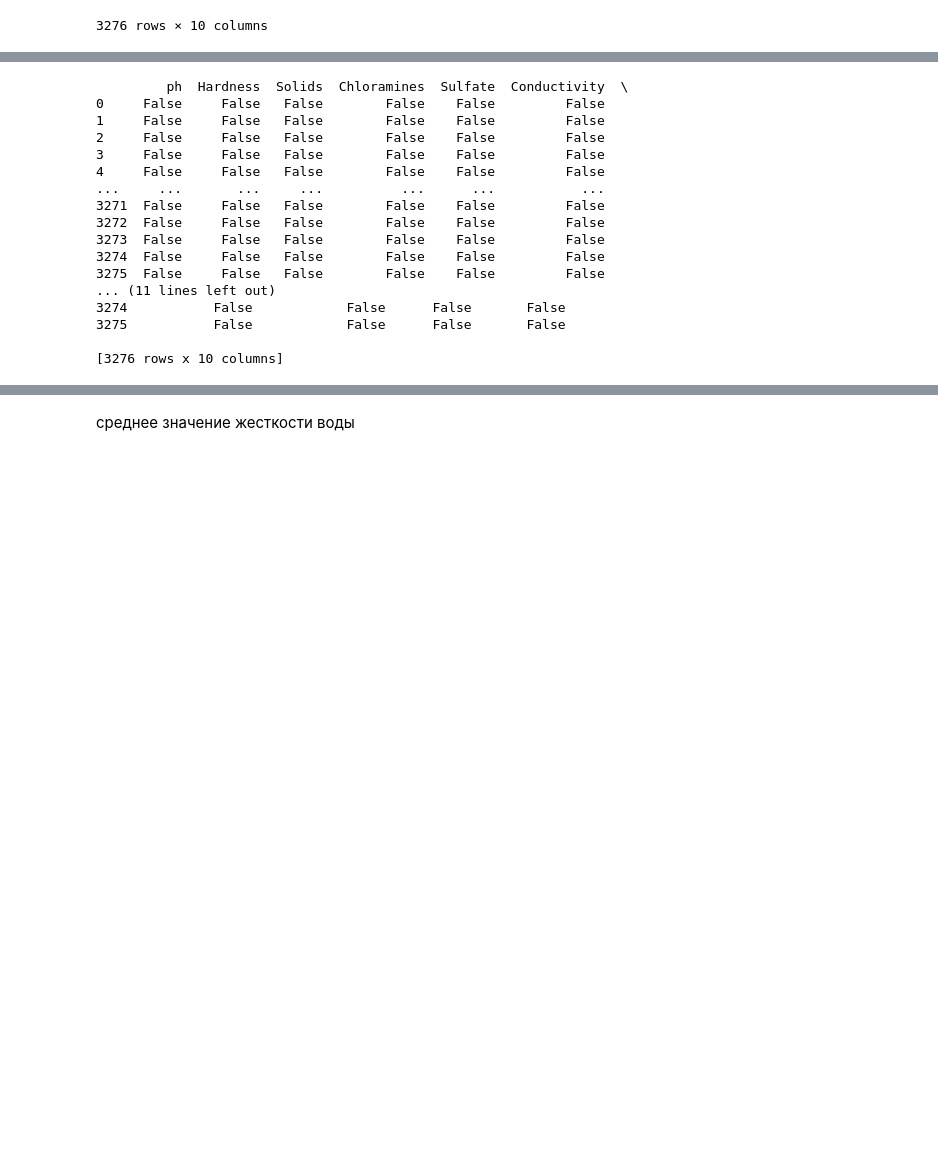
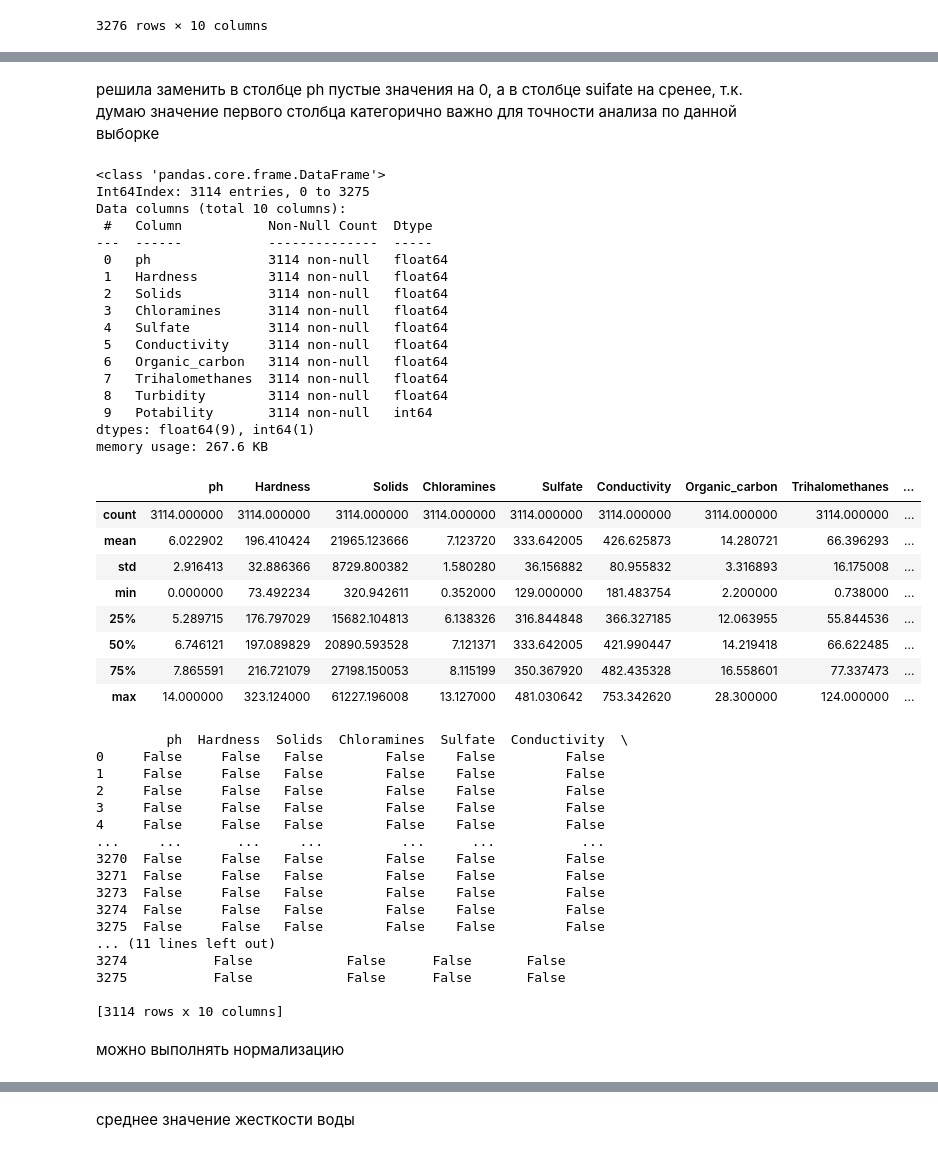
Before and after one commit to AnnaKos999/bd, a Jupyter notebook: versii.ipynb, the cells around one changed output, grey strips where cells are left out. Cells and saved outputs as stored; diff of their text form; code cells hidden in the pictures; blank space fills up the shorter version.

```diff
--- a/versii.ipynb
+++ b/versii.ipynb
@@ -49,4 +90,4 @@ data.isnull()
 | 3275 | False | False | False | False | True | False | False | False | ... |
 3276 rows × 10 columns
 # %%
-data_clear=data.isnull()
+data_clear=data.dropna(subset=['Trihalomethanes'])
@@ -68,0 +94,3 @@ data_clear
+# %%
+data_clear['ph']=data_clear['ph'].fillna(0)
+data_clear['Sulfate']=data_clear['Sulfate'].fillna(data_clear['Sulfate'].mean())
@@ -69,5 +108,37 @@ data_clear
+# %% [markdown]
+решила заменить в столбце ph пустые значения на 0, а в столбце suifate на сренее, т.к. думаю значение первого столбца категорично важно для точности анализа по данной выборке
+# %%
+data_clear.info()
+data_clear.describe()
+# %% [output]
+<class 'pandas.core.frame.DataFrame'>
+Int64Index: 3114 entries, 0 to 3275
+Data columns (total 10 columns):
+ #   Column           Non-Null Count  Dtype
+---  ------           --------------  -----
+ 0   ph               3114 non-null   float64
+ 1   Hardness         3114 non-null   float64
+ 2   Solids           3114 non-null   float64
+ 3   Chloramines      3114 non-null   float64
+ 4   Sulfate          3114 non-null   float64
+ 5   Conductivity     3114 non-null   float64
+ 6   Organic_carbon   3114 non-null   float64
+ 7   Trihalomethanes  3114 non-null   float64
+ 8   Turbidity        3114 non-null   float64
+ 9   Potability       3114 non-null   int64
+dtypes: float64(9), int64(1)
+memory usage: 267.6 KB
+|  | ph | Hardness | Solids | Chloramines | Sulfate | Conductivity | Organic_carbon | Trihalomethanes | ... |
+| count | 3114.000000 | 3114.000000 | 3114.000000 | 3114.000000 | 3114.000000 | 3114.000000 | 3114.000000 | 3114.000000 | ... |
+| mean | 6.022902 | 196.410424 | 21965.123666 | 7.123720 | 333.642005 | 426.625873 | 14.280721 | 66.396293 | ... |
+| std | 2.916413 | 32.886366 | 8729.800382 | 1.580280 | 36.156882 | 80.955832 | 3.316893 | 16.175008 | ... |
+| min | 0.000000 | 73.492234 | 320.942611 | 0.352000 | 129.000000 | 181.483754 | 2.200000 | 0.738000 | ... |
+| 25% | 5.289715 | 176.797029 | 15682.104813 | 6.138326 | 316.844848 | 366.327185 | 12.063955 | 55.844536 | ... |
+| 50% | 6.746121 | 197.089829 | 20890.593528 | 7.121371 | 333.642005 | 421.990447 | 14.219418 | 66.622485 | ... |
+| 75% | 7.865591 | 216.721079 | 27198.150053 | 8.115199 | 350.367920 | 482.435328 | 16.558601 | 77.337473 | ... |
+| max | 14.000000 | 323.124000 | 61227.196008 | 13.127000 | 481.030642 | 753.342620 | 28.300000 | 124.000000 | ... |
 # %%
-print(data_clear=='True')
+print(data_clear=='NaN')
 # %% [output]
          ph  Hardness  Solids  Chloramines  Sulfate  Conductivity  \
 0     False     False   False        False    False         False
@@ -76,8 +147,8 @@ print(data_clear=='True')
 3     False     False   False        False    False         False
 4     False     False   False        False    False         False
 ...     ...       ...     ...          ...      ...           ...
+3270  False     False   False        False    False         False
 3271  False     False   False        False    False         False
-3272  False     False   False        False    False         False
 3273  False     False   False        False    False         False
 3274  False     False   False        False    False         False
 3275  False     False   False        False    False         False
@@ -85,4 +156,6 @@ print(data_clear=='True')
 3274           False            False      False       False
 3275           False            False      False       False
 
-[3276 rows x 10 columns]
+[3114 rows x 10 columns]
+# %% [markdown]
+можно выполнять нормализацию
```
Also changed, not shown: parts of 14 cells of this notebook.
